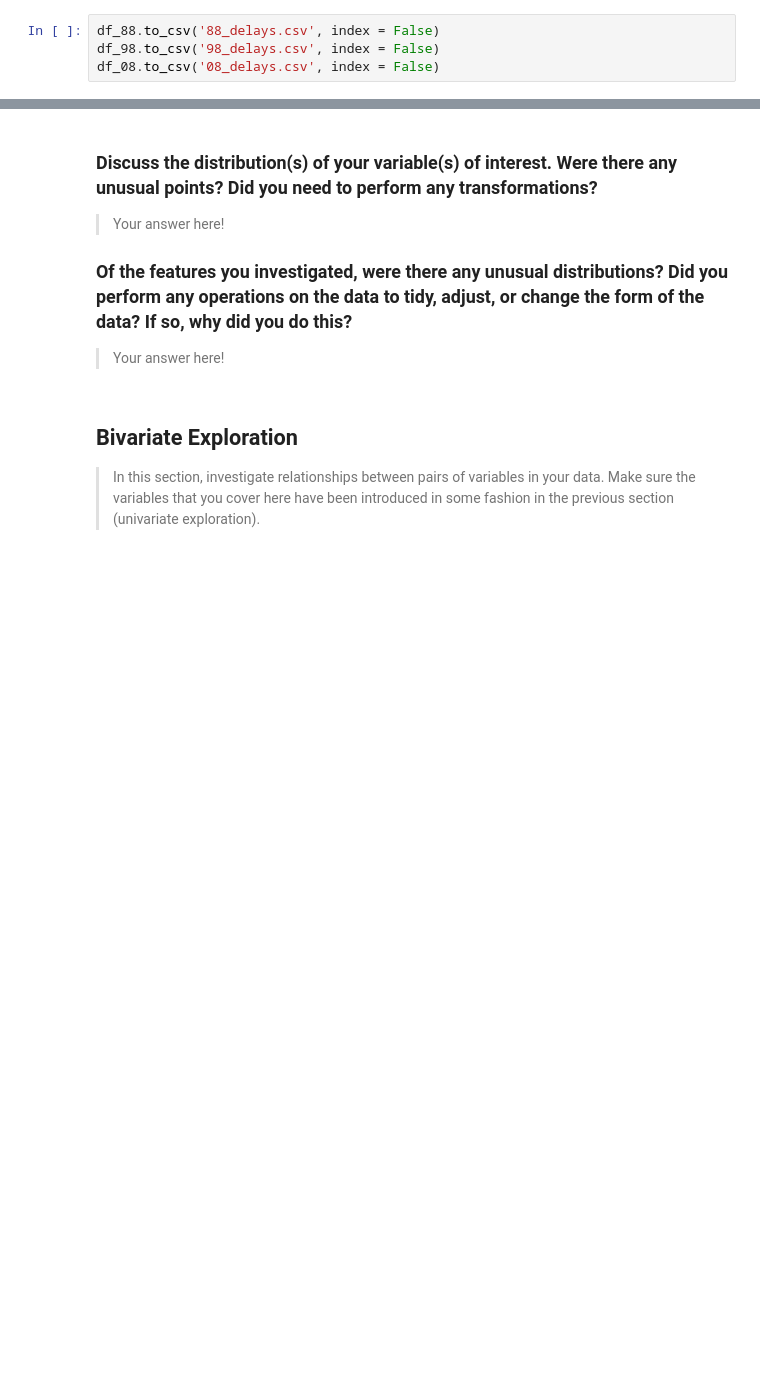
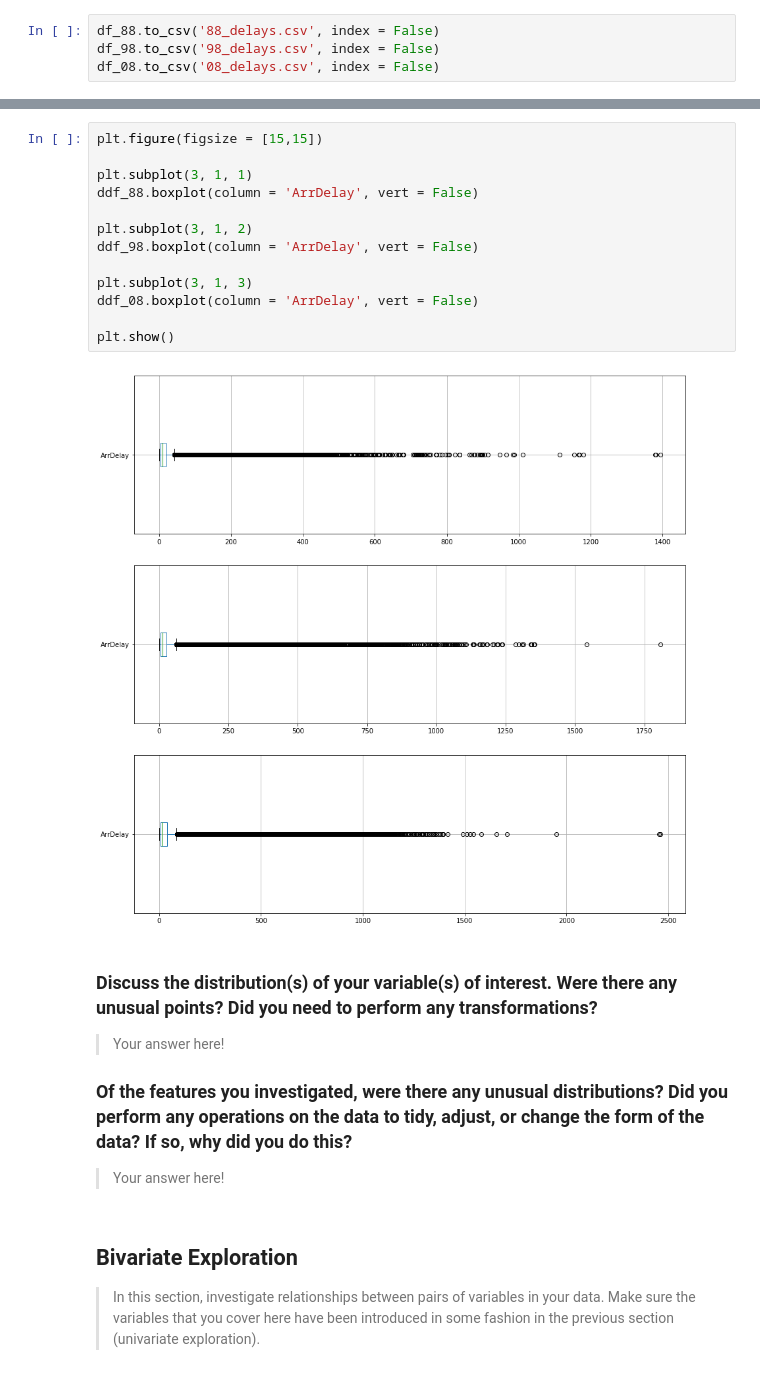
Before and after one commit to chpolyzo/Flight-Delays, a Jupyter notebook: exploration.ipynb, the cells around one changed output, grey strips where cells are left out. Saved outputs shown, nothing was run; the diff lists cells and outputs as text; blank space fills up the shorter version.

```diff
--- a/exploration.ipynb
+++ b/exploration.ipynb
@@ -333,3 +388,18 @@ df_08.to_csv('08_delays.csv', index = False)
+# %%
+plt.figure(figsize = [15,15])
+
+plt.subplot(3, 1, 1)
+ddf_88.boxplot(column = 'ArrDelay', vert = False)
+
+plt.subplot(3, 1, 2)
+ddf_98.boxplot(column = 'ArrDelay', vert = False)
+
+plt.subplot(3, 1, 3)
+ddf_08.boxplot(column = 'ArrDelay', vert = False)
+
+plt.show()
+# %% [output]
+[figure, added]
 # %% [markdown]
 ### Discuss the distribution(s) of your variable(s) of interest. Were there any unusual points? Did you need to perform any transformations?
 
```
Also changed, not shown: parts of 5 cells of this notebook.
